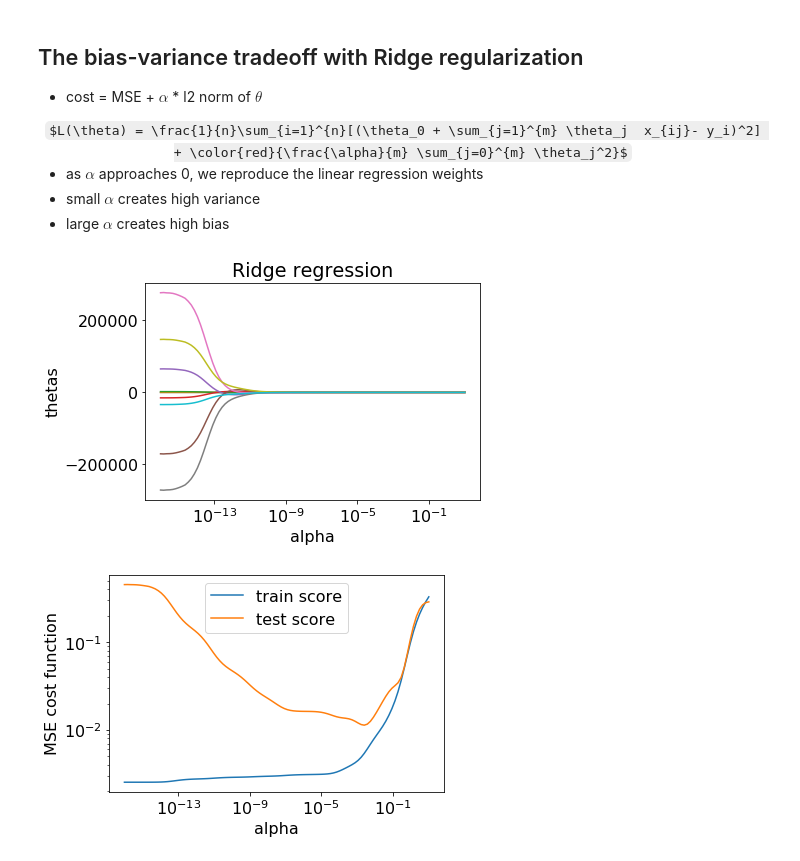
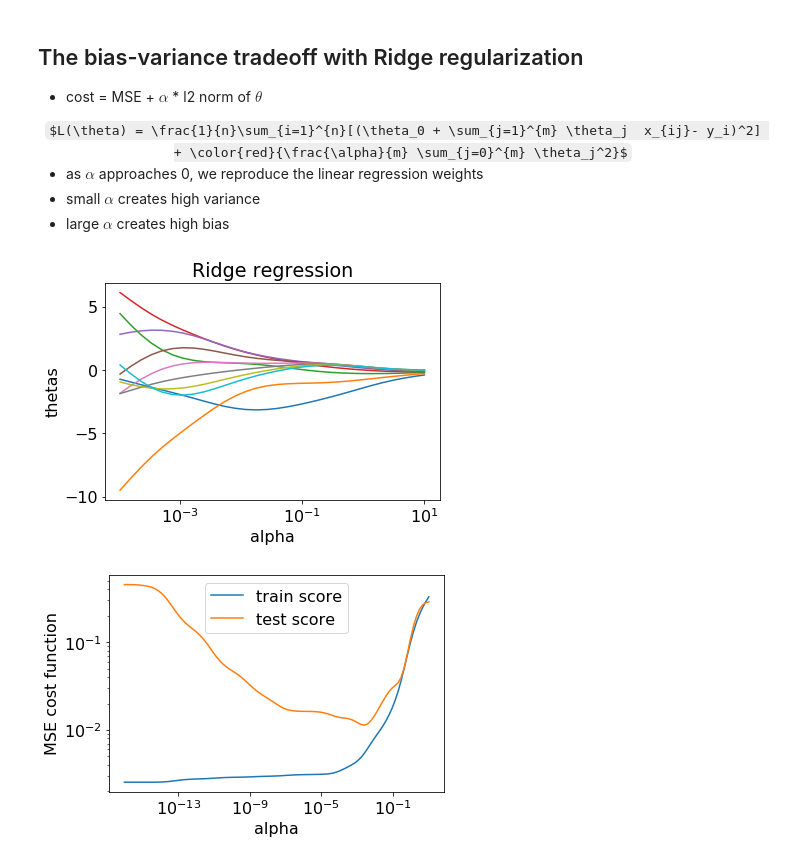
Before and after one commit to BrownDSI/data1030-student-f19, a Jupyter notebook: 2019_10_22/lecture14.ipynb, the cells around one changed output. Saved outputs shown, nothing was run; the diff lists cells and outputs as text; code cells hidden in the pictures; some formulas as TeX source.

```diff
--- a/2019_10_22/lecture14.ipynb
+++ b/2019_10_22/lecture14.ipynb
@@ -259,15 +259,15 @@ for i in range(len(alpha)):
     train_MSE[i] = mean_squared_error(y_train,lin_reg.predict(X_train))
     test_MSE[i] = mean_squared_error(y_test,lin_reg.predict(X_test))
 # %%
-plt.plot(alpha, thetas) # plt.plot(alpha[-30:], thetas[-30:])
+plt.plot(alpha[-30:], thetas[-30:]) # plt.plot(alpha[-30:], thetas[-30:])
 plt.semilogx()
 plt.xlabel('alpha')
 plt.ylabel('thetas')
 plt.title('Ridge regression')
 plt.savefig('figures/ridge_coefs.png',dpi=300)
 plt.show()
 # %% [output]
-[figure, old version]
+[figure, new version]
 # %%
 plt.plot(alpha,train_MSE,label='train score')
 plt.plot(alpha,test_MSE,label='test score')
```
Also changed, not shown: parts of 2 cells of this notebook, 28 other files.
